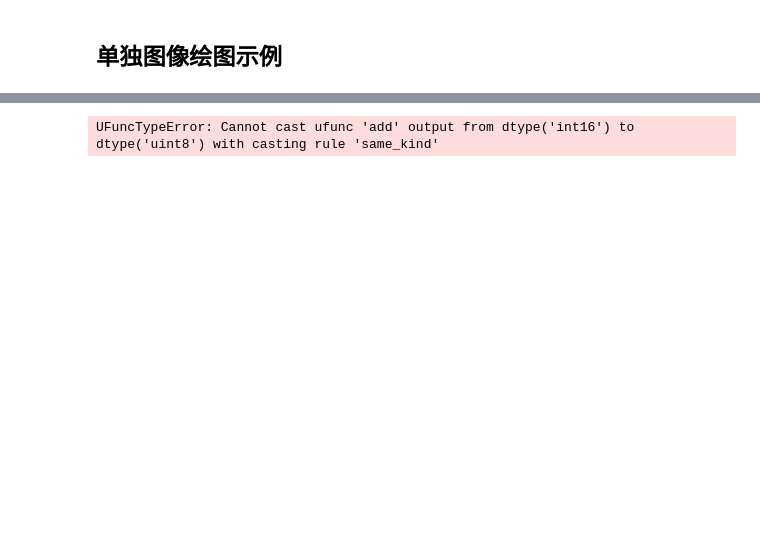
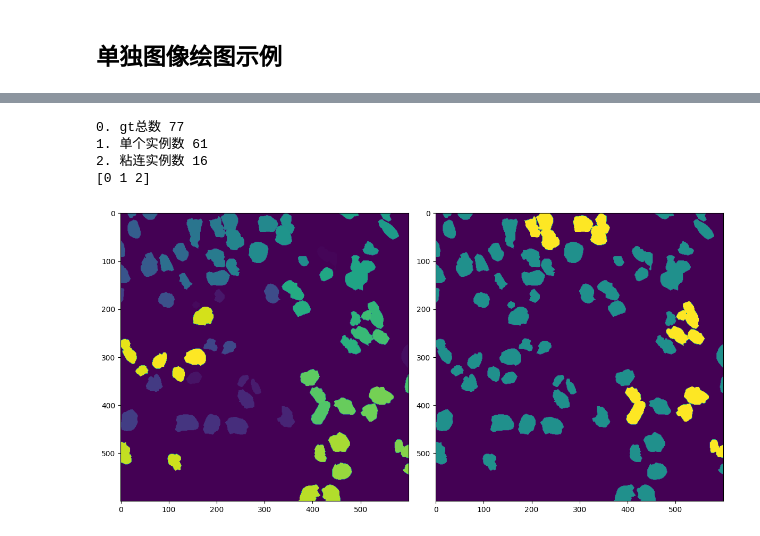
Before and after one commit to hotaru1227/PNS_tmp, a Jupyter notebook: segmentor/outputAndOtherfile/temp.ipynb, the cells around one changed output, grey strips where cells are left out. Drawn from its saved outputs; the diff is of its cells as text; code cells hidden in the pictures; blank space fills up the shorter version.

```diff
--- a/segmentor/outputAndOtherfile/temp.ipynb
+++ b/segmentor/outputAndOtherfile/temp.ipynb
@@ -406,20 +451,59 @@ binary_num: 6
-# %%
-dataset = 'pannuke'
-file_name = '1_70'
-inst_map,type_map = load_map(dataset, file_name)
-num_gt_instances,single_inst,multi_inst,temp_inst_map,binary_semantic_map= count_single_or_multi(inst_map)
-
-# 打开PNG图像
-image_path = "/data/hotaru/projects/PNS_tmp/segmentor/datasets/pannuke/Images/"+file_name+".png"
-
-
-fig, axes = plt.subplots(1, 2, figsize=(12, 6))
-axes[0].imshow(temp_inst_map)
-axes[0].grid(True)
-
-axes[1].imshow(binary_semantic_map )
-axes[1].grid(True)
-plt.tight_layout()
-plt.show()
-# %% [output]
-UFuncTypeError: Cannot cast ufunc 'add' output from dtype('int16') to dtype('uint8') with casting rule 'same_kind'
+# %%
+file_name = 'image_00'
+inst_map,type_map = load_map('cpm17',file_name)
+[num_gt_instances,single_inst,multi_inst,temp_inst_map,binary_semantic_map,current_region_save,save_counted_map,differ_map],save_012_map = count_single_or_multi(inst_map)
+print(np.unique(save_012_map))
+
+fig, axes = plt.subplots(1, 2, figsize=(12, 6))
+axes[0].imshow(inst_map)
+axes[1].imshow(save_012_map)
+# axes[2].imshow(save_012_map )
+# axes[2].imshow(current_region_save[0] )
+# axes[2].grid(True)
+plt.tight_layout()
+plt.show()
+
+
+# import os
+# import csv
+# '''
+# 循环计数所有的数据集，首先看有多少粘连有多少单个实例。保存csv
+# '''
+# def process_dataset(dataset_folder,dataset):
+#     csv_data = []  # 用于存储CSV数据的列表
+
+#     for file_name in os.listdir(dataset_folder):
+#         if file_name.endswith('.mat'):  # 假设数据集文件都是.txt格式的
+#             file_path = os.path.join(dataset_folder, file_name)
+#             file_name = file_name.split(".")[0]
+#             print(file_name)
+#             inst_map, type_map = load_map(dataset, file_name)
+#             num_gt_instances,single_inst,multi_inst,temp_inst_map,binary_semantic_map,current_region_save,save_counted_map,differ_map = count_single_or_multi(inst_map)
+
+#             # 将数据添加到CSV数据列表中
+#             csv_data.append([file_name, num_gt_instances, single_inst, multi_inst])
+
+#     # 定义CSV文件路径
+#     csv_file_path = "/data/hotaru/projects/PNS_tmp/segmentor/outputAndOtherfile/count_CPM17_multi_or_single_2.csv"
+
+#     # 写入CSV文件
+#     with open(csv_file_path, 'w', newline='') as csvfile:
+#         csv_writer = csv.writer(csvfile)
+#         # 写入表头
+#         csv_writer.writerow(['File Name', 'Num GT Instances', 'Single Instance', 'Multi Instance'])
+#         # 写入数据
+#         csv_writer.writerows(csv_data)
+
+#     print("CSV文件已保存到:", csv_file_path)
+
+# # 调用函数处理数据集文件夹
+# dataset_folder = "/data/hotaru/projects/PNS_tmp/segmentor/datasets/cpm17/test/Labels/"
+# # dataset_folder = '/data/hotaru/projects/PNS_tmp/segmentor/datasets/pannuke/Masks/'
+# dataset = 'cpm17'
+# process_dataset(dataset_folder,dataset)
+# %% [output]
+0. gt总数 77
+1. 单个实例数 61
+2. 粘连实例数 16
+[0 1 2]
+[figure, added]
```
Also changed, not shown: parts of 11 cells of this notebook, 2 other files.
